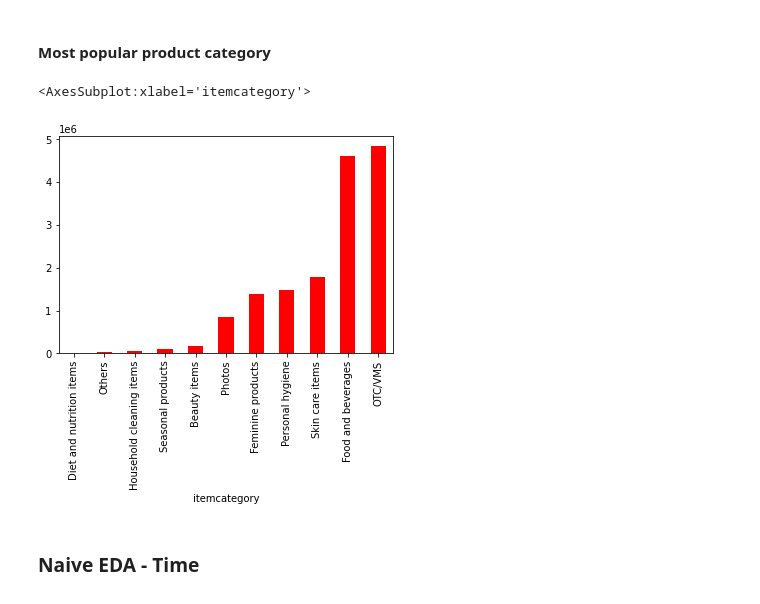
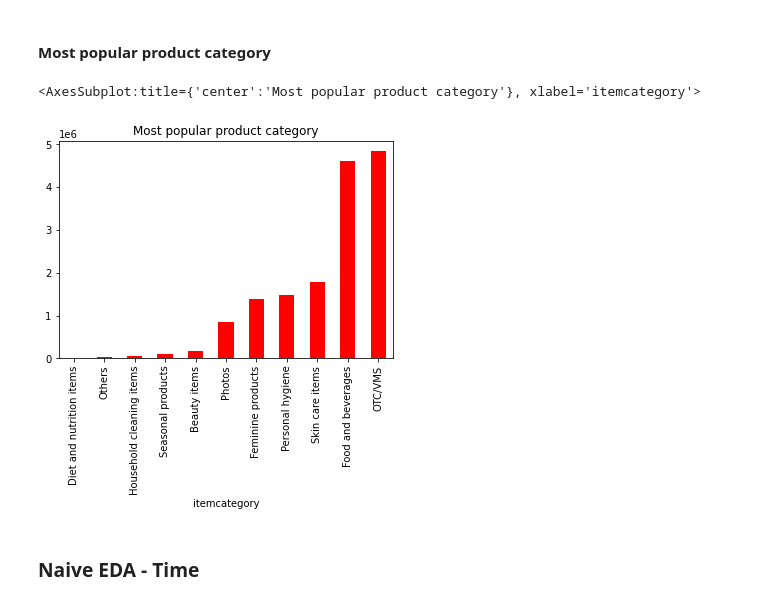
Before and after one commit to jymjam/Business-analytics-competition, a Jupyter notebook: data_cleaning/EDA.ipynb, the cells around one changed output. Saved outputs shown, nothing was run; the diff lists cells and outputs as text; code cells hidden in the pictures.

```diff
--- a/data_cleaning/EDA.ipynb
+++ b/data_cleaning/EDA.ipynb
@@ -463,10 +463,11 @@ all_intersection = top_revenue & top_profit & top_sold
 # %% [markdown]
 #### Most popular product category
 # %%
-df_merged.groupby(['itemcategory']).sum().sort_values('units_sold')['units_sold'].plot(kind = 'bar', color = 'red')
+df_merged.groupby(['itemcategory']).sum().sort_values('units_sold')\
+['units_sold'].plot(kind = 'bar', color = 'red', title = 'Most popular product category')
 # %% [output]
-<AxesSubplot:xlabel='itemcategory'>
+<AxesSubplot:title={'center':'Most popular product category'}, xlabel='itemcategory'>
-[figure, old version]
+[figure, new version]
 # %% [markdown]
 ### Naive  EDA  - Time
 # %% [markdown]
```
Also changed, not shown: parts of 11 cells of this notebook.
